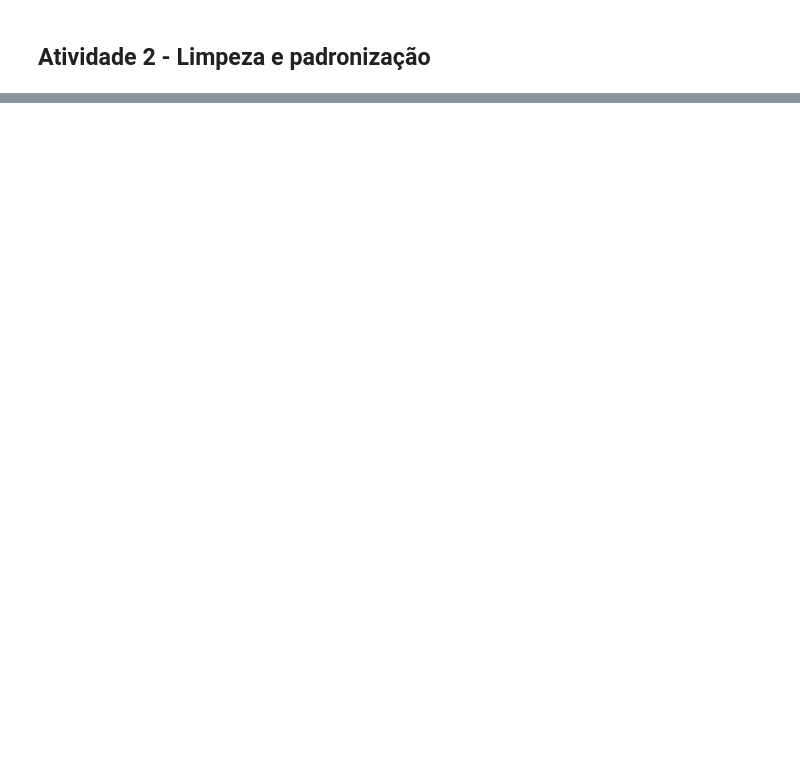
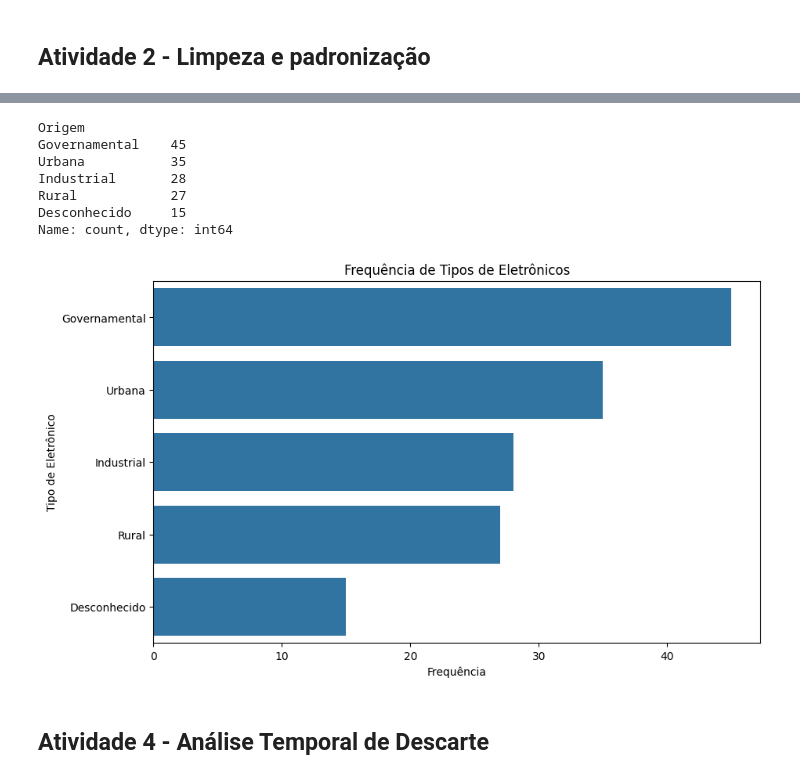
Before and after one commit to polyanasilva/desafio_lixo_eletronico, a Jupyter notebook: atv i2a2.ipynb, the cells around one changed output, grey strips where cells are left out. Drawn from its saved outputs; the diff is of its cells as text; code cells hidden in the pictures; blank space fills up the shorter version.

```diff
--- a/atv i2a2.ipynb
+++ b/atv i2a2.ipynb
@@ -103,5 +105,21 @@ Tipo_Eletronico:
 ----------------------------------------
 # %% [markdown]
 ## Atividade 2 - Limpeza e padronização
-# %%
-df["Tipo_Eletronico"] = df["Tipo_Eletronico"].replace("celular", "Celular")
+# %%
+# Padronização de colunas categóricas
+df["Tipo_Eletronico"] = df["Tipo_Eletronico"].str.strip().str.title()
+df["Origem"] = df["Origem"].replace("urbano", "Urbana")
+df["Destino_Final"] = df["Destino_Final"].str.strip().str.title()
+df["Nivel_Toxico"] = df["Nivel_Toxico"].str.strip().str.title()
+df["Municipio"] = df["Municipio"].str.strip().str.title()
+# %%
+# Preenchimento de valores nulos em colunas categóricas com 'Desconhecido'
+colunas_categoricas = ["Tipo_Eletronico", "Origem", "Destino_Final"]
+for coluna in colunas_categoricas:
+    df[coluna] = df[coluna].fillna("Desconhecido")
+# %%
+# Preenchimento de valores nulos em colunas numéricas com a mediana da coluna
+colunas_numericas = ["Peso_kg", "Custo_Reciclagem_R$"]
+for coluna in colunas_numericas:
+    mediana = df[coluna].median()
+    df[coluna] = df[coluna].fillna(mediana)
@@ -107,0 +152,22 @@ df["Tipo_Eletronico"] = df["Tipo_Eletronico"].replace("celular", "Celular")
+# %%
+# Frequência de cada origem
+frequencia_origem = df["Origem"].value_counts()
+print(frequencia_origem)
+
+plt.figure(figsize=(10,6))
+sns.barplot(x=frequencia_origem.values, y=frequencia_origem.index)
+plt.xlabel('Frequência')
+plt.ylabel('Tipo de Eletrônico')
+plt.title('Frequência de Tipos de Eletrônicos')
+plt.show()
+# %% [output]
+Origem
+Governamental    45
+Urbana           35
+Industrial       28
+Rural            27
+Desconhecido     15
+Name: count, dtype: int64
+[figure, added]
+# %% [markdown]
+## Atividade 4 - Análise Temporal de Descarte
```
Also changed, not shown: parts of 15 cells of this notebook, 1 other file.
